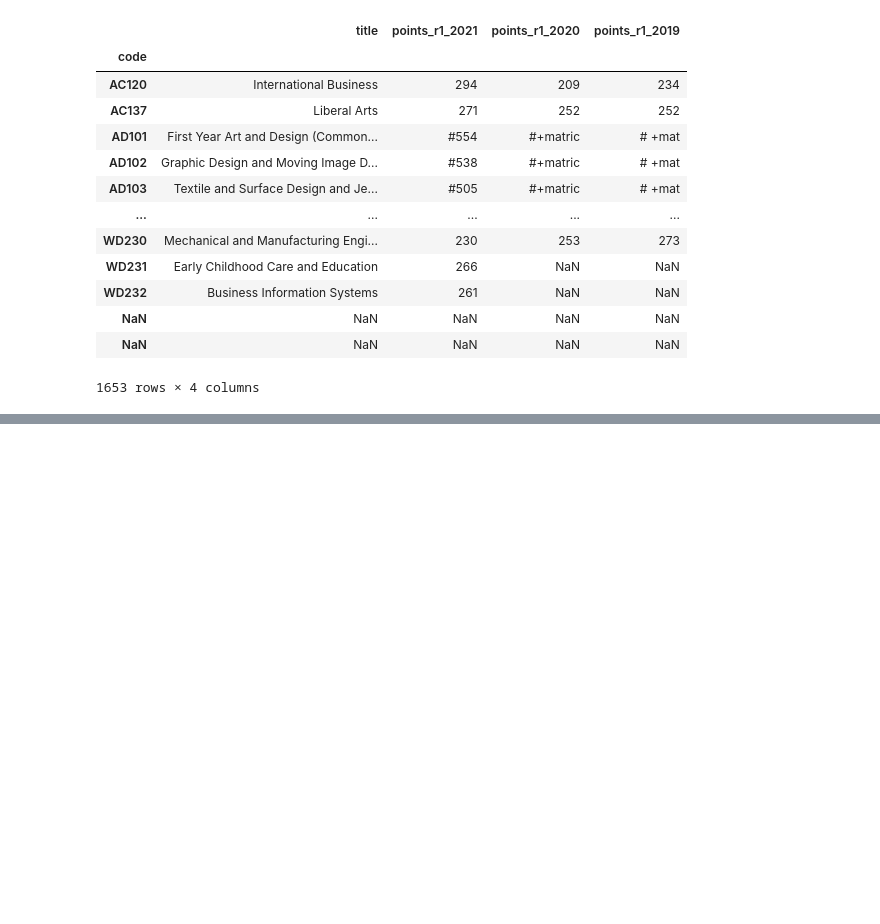
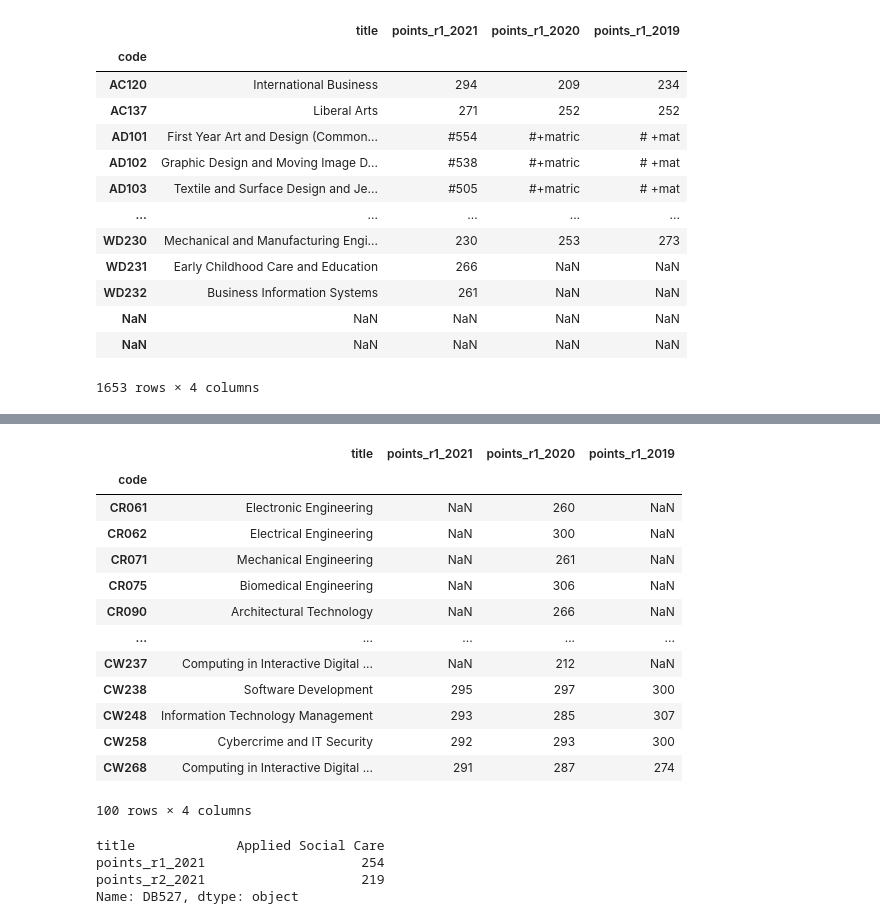
Before and after one commit to katel85/FundamentalsDA, a Jupyter notebook: Practicejoining.ipynb, the cells around one changed output, grey strips where cells are left out. Saved outputs shown, nothing was run; the diff lists cells and outputs as text; code cells hidden in the pictures; blank space fills up the shorter version.

```diff
--- a/Practicejoining.ipynb
+++ b/Practicejoining.ipynb
@@ -523,3 +523,6 @@ allcourses
 | NaN | NaN | NaN | NaN | NaN |
 | NaN | NaN | NaN | NaN | NaN |
 1653 rows × 4 columns
+# %%
+pd.set_option("display.max_columns", None)
+allcourses.describe()
@@ -525,0 +549,24 @@ allcourses
+# %%
+allcourses. iloc[200:300]
+# %% [output]
+|  | title | points_r1_2021 | points_r1_2020 | points_r1_2019 |
+| code |  |  |  |  |
+| CR061 | Electronic Engineering | NaN | 260 | NaN |
+| CR062 | Electrical Engineering | NaN | 300 | NaN |
+| CR071 | Mechanical Engineering | NaN | 261 | NaN |
+| CR075 | Biomedical Engineering | NaN | 306 | NaN |
+| CR090 | Architectural Technology | NaN | 266 | NaN |
+| ... | ... | ... | ... | ... |
+| CW237 | Computing in Interactive Digital ... | NaN | 212 | NaN |
+| CW238 | Software Development | 295 | 297 | 300 |
+| CW248 | Information Technology Management | 293 | 285 | 307 |
+| CW258 | Cybercrime and IT Security | 292 | 293 | 300 |
+| CW268 | Computing in Interactive Digital ... | 291 | 287 | 274 |
+100 rows × 4 columns
+# %%
+df2021.iloc[200]
+# %% [output]
+title             Applied Social Care
+points_r1_2021                    254
+points_r2_2021                    219
+Name: DB527, dtype: object
```
Also changed, not shown: parts of 7 cells of this notebook, 8 other files.
